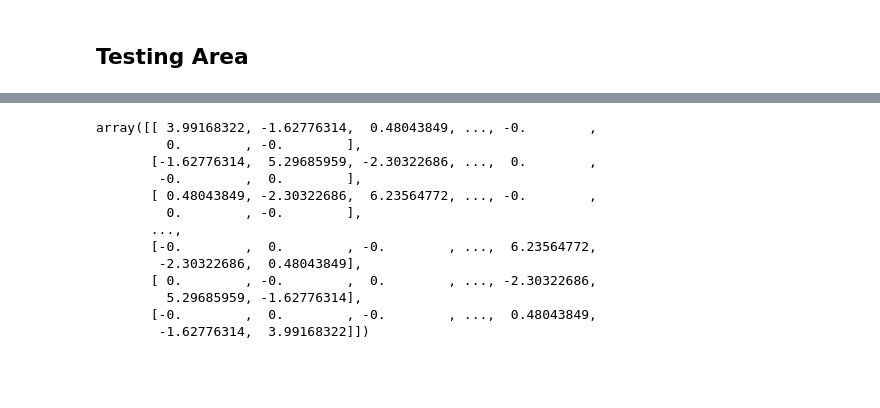
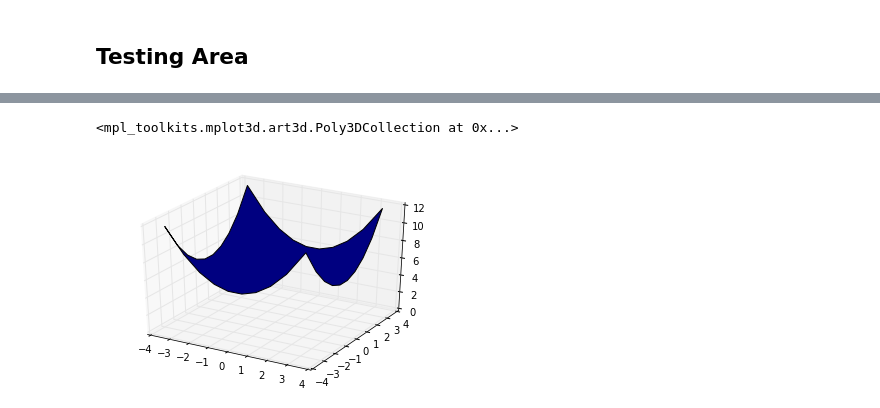
Before and after one commit to richford/dvr_py, a Jupyter notebook: dvr_1d_demo.ipynb, the cells around one changed output, grey strips where cells are left out. Saved outputs shown, nothing was run; the diff lists cells and outputs as text; code cells hidden in the pictures; blank space fills up the shorter version.

Commit message:
added 3d plotting of 2d dvr

```diff
--- a/dvr_1d_demo.ipynb
+++ b/dvr_1d_demo.ipynb
@@ -191,5 +105,5 @@ print V(xy)
 # %%
-d1d = dvr_1d.HermiteDVR(npts = 20)
+d1d = dvr_1d.HermiteDVR(npts = 10)
 d2d = dvr_2d.DVR(dvr1d=d1d)
 d2d.sho_test(num_eigs=10)
 # %% [output]
@@ -199,16 +130,14 @@ The first 10 energies are:
-# %%
-d2d.t()
-# %% [output]
-array([[ 3.99168322, -1.62776314,  0.48043849, ..., -0.        ,
-         0.        , -0.        ],
-       [-1.62776314,  5.29685959, -2.30322686, ...,  0.        ,
-        -0.        ,  0.        ],
-       [ 0.48043849, -2.30322686,  6.23564772, ..., -0.        ,
-         0.        , -0.        ],
-       ...,
-       [-0.        ,  0.        , -0.        , ...,  6.23564772,
-        -2.30322686,  0.48043849],
-       [ 0.        , -0.        ,  0.        , ..., -2.30322686,
-         5.29685959, -1.62776314],
-       [-0.        ,  0.        , -0.        , ...,  0.48043849,
-        -1.62776314,  3.99168322]])
+# %%
+vF = dvr_2d.VFactory()
+V = vF.sho()
+Vplt = V(d2d.xy)
+xy = d2d.xy.reshape((d2d.dvr1d.npts, d2d.dvr1d.npts, 2))
+Vplt = Vplt.reshape((d2d.dvr1d.npts, d2d.dvr1d.npts))
+# %%
+from mpl_toolkits.mplot3d import Axes3D
+fig = plt.figure()
+ax = fig.add_subplot(111, projection='3d')
+ax.plot_surface(xyplt[:,:,0], xyplt[:,:,1], Vplt)
+# %% [output]
+<mpl_toolkits.mplot3d.art3d.Poly3DCollection at 0x...>
+[figure, added]
```
Also changed, not shown: parts of 16 cells of this notebook, 1 other file.
